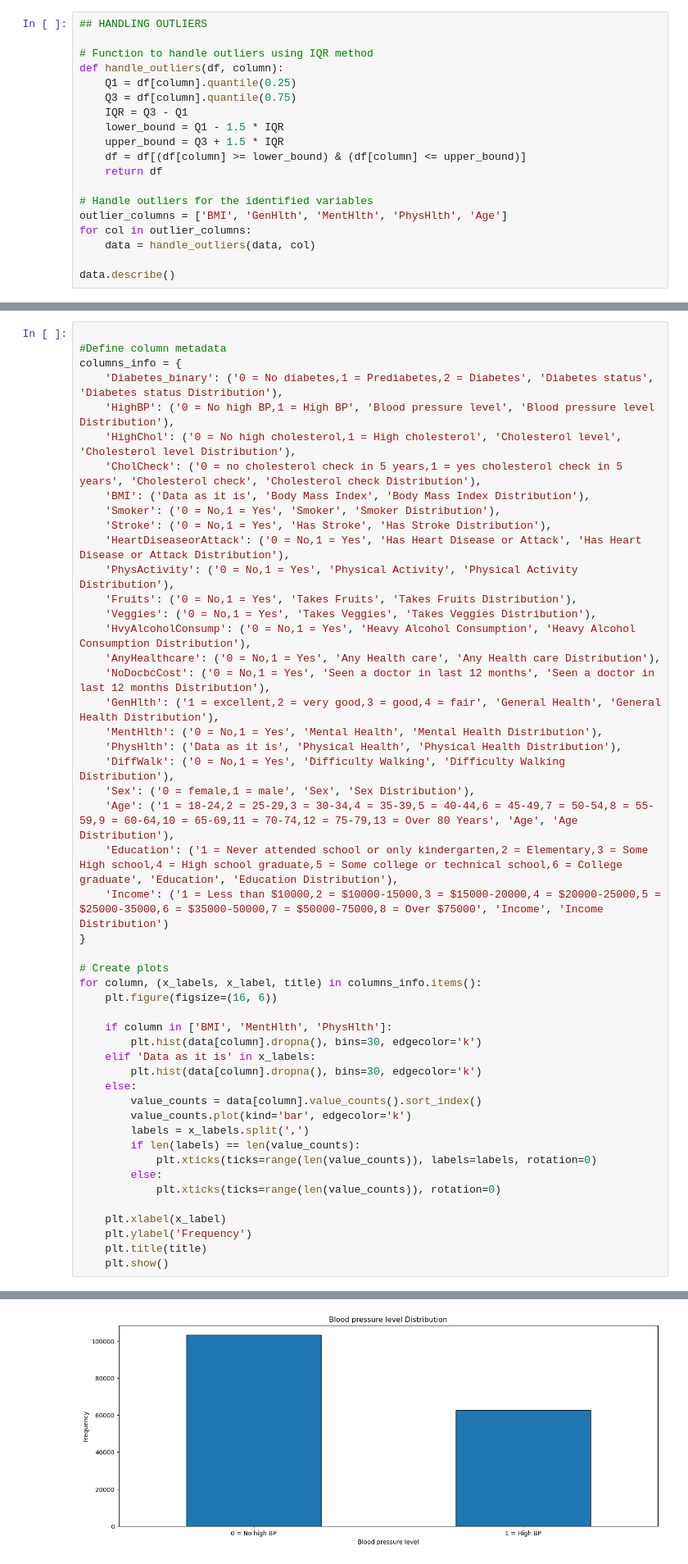
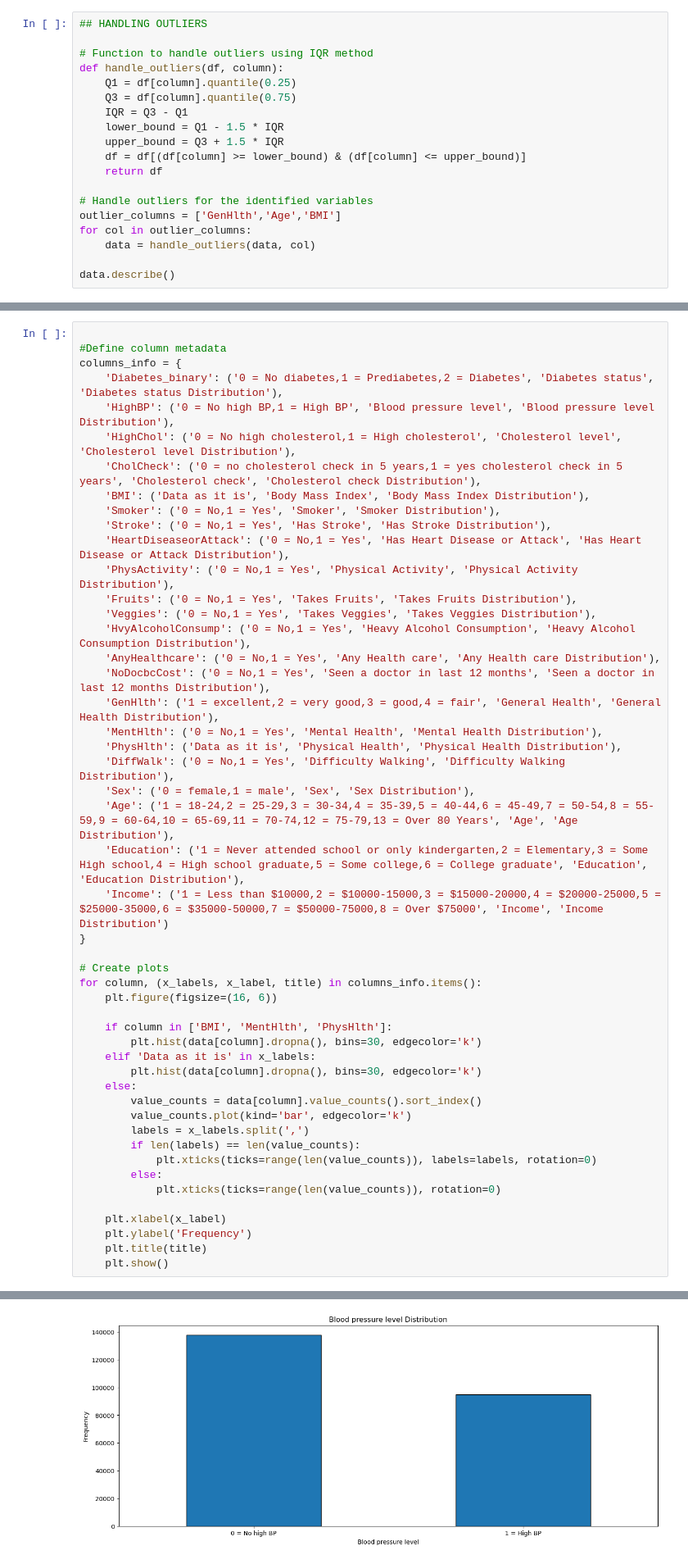
Before and after one commit to shuruebale/Moringa-Capstone-Project, a Jupyter notebook: CAPSTONE PROJECT/CDC_Diabetes_Health_Indicators.ipynb, the cells around one changed output, grey strips where cells are left out. Shown at 82% size. Cells and saved outputs as stored; diff of their text form.

Commit message:
Changers on outliers and univariate analysis

```diff
--- a/CAPSTONE PROJECT/CDC_Diabetes_Health_Indicators.ipynb
+++ b/CAPSTONE PROJECT/CDC_Diabetes_Health_Indicators.ipynb
@@ -131,7 +132,7 @@ def handle_outliers(df, column):
     return df
 
 # Handle outliers for the identified variables
-outlier_columns = ['BMI', 'GenHlth', 'MentHlth', 'PhysHlth', 'Age']
+outlier_columns = ['GenHlth','Age','BMI']
 for col in outlier_columns:
     data = handle_outliers(data, col)
 
@@ -281,7 +284,7 @@ columns_info = {
     'DiffWalk': ('0 = No,1 = Yes', 'Difficulty Walking', 'Difficulty Walking Distribution'),
     'Sex': ('0 = female,1 = male', 'Sex', 'Sex Distribution'),
     'Age': ('1 = 18-24,2 = 25-29,3 = 30-34,4 = 35-39,5 = 40-44,6 = 45-49,7 = 50-54,8 = 55-59,9 = 60-64,10 = 65-69,11 = 70-74,12 = 75-79,13 = Over 80 Years', 'Age', 'Age Distribution'),
-    'Education': ('1 = Never attended school or only kindergarten,2 = Elementary,3 = Some High school,4 = High school graduate,5 = Some college or technical school,6 = College graduate', 'Education', 'Education Distribution'),
+    'Education': ('1 = Never attended school or only kindergarten,2 = Elementary,3 = Some High school,4 = High school graduate,5 = Some college,6 = College graduate', 'Education', 'Education Distribution'),
     'Income': ('1 = Less than $10000,2 = $10000-15000,3 = $15000-20000,4 = $20000-25000,5 = $25000-35000,6 = $35000-50000,7 = $50000-75000,8 = Over $75000', 'Income', 'Income Distribution')
 }
 
@@ -311 +314 @@ for column, (x_labels, x_label, title) in columns_info.items():
-[figure, old version]
+[figure, new version]
```
Also changed, not shown: parts of 9 cells of this notebook.
